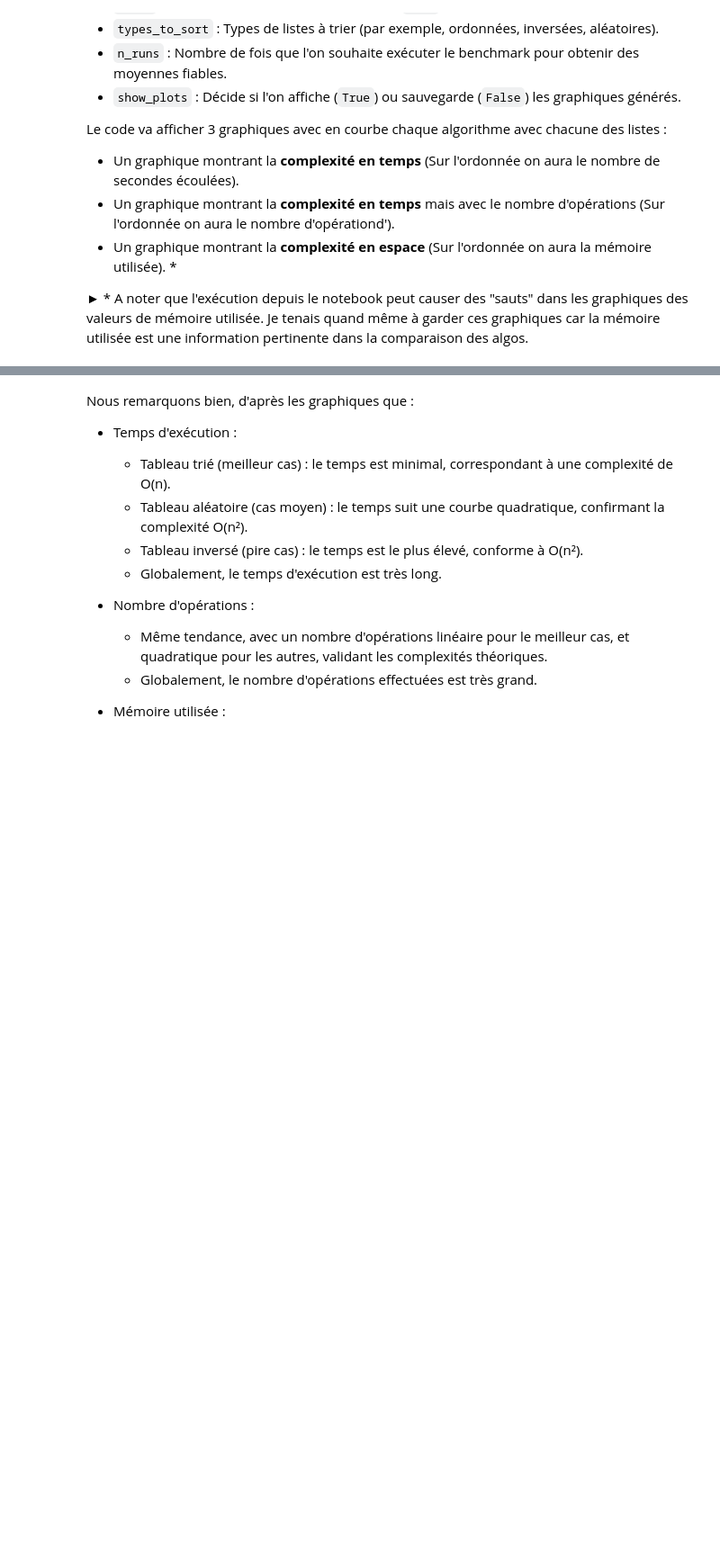
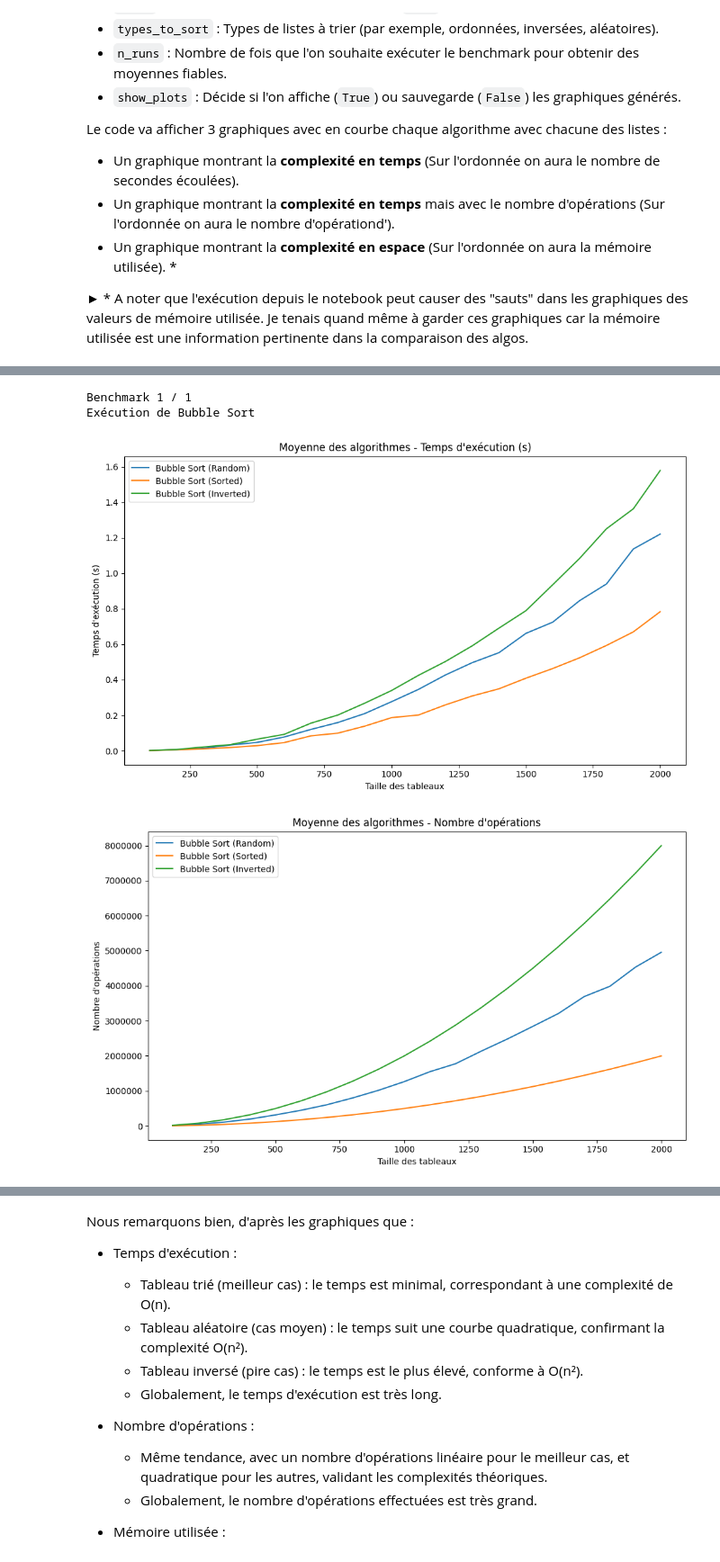
Before and after one commit to ChaelPix/timecomplexity_study_python, a Jupyter notebook: projet_BEAUJARD_Traian.ipynb, the cells around one changed output, grey strips where cells are left out. Shown at 90% size. Saved outputs shown, nothing was run; the diff lists cells and outputs as text; code cells hidden in the pictures; blank space fills up the shorter version.

```diff
--- a/projet_BEAUJARD_Traian.ipynb
+++ b/projet_BEAUJARD_Traian.ipynb
@@ -137,5 +170,10 @@ La liste est triée dans l'ordre inverse.
 # %%
 from projet_BEAUJARD_Traian import *
 
-benchmark = SortBenchmark(algorithms=[BubbleSort()], nlist=50, nval=50, types_to_sort=['random', 'sorted', 'inverted'], n_runs=1, show_plots=True)
+benchmark = SortBenchmark(algorithms=[BubbleSort()], nlist=20, nval=100, types_to_sort=['random', 'sorted', 'inverted'], n_runs=1, show_plots=True)
 benchmark.run()
+# %% [output]
+Benchmark 1 / 1
+Exécution de Bubble Sort
+[figure, added]
+[figure, added]
```
Also changed, not shown: parts of 6 cells of this notebook, 1 other file.
